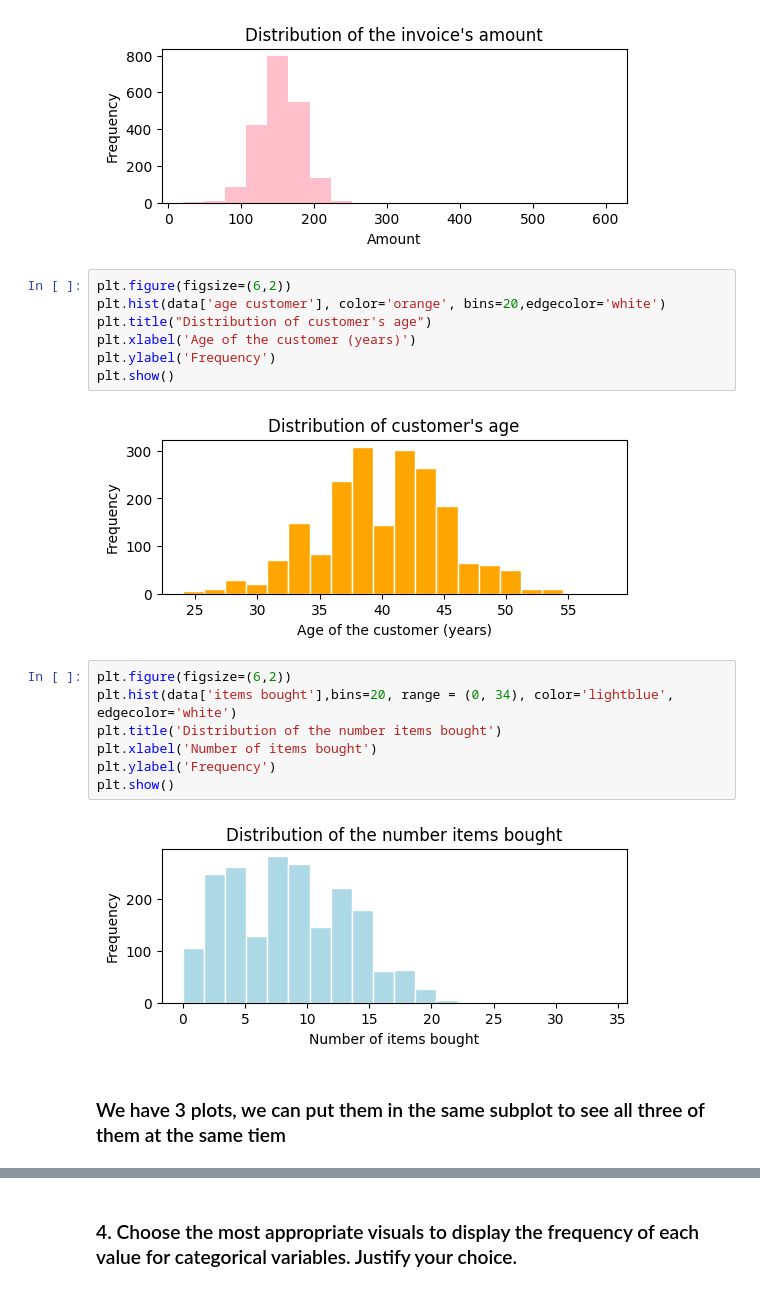
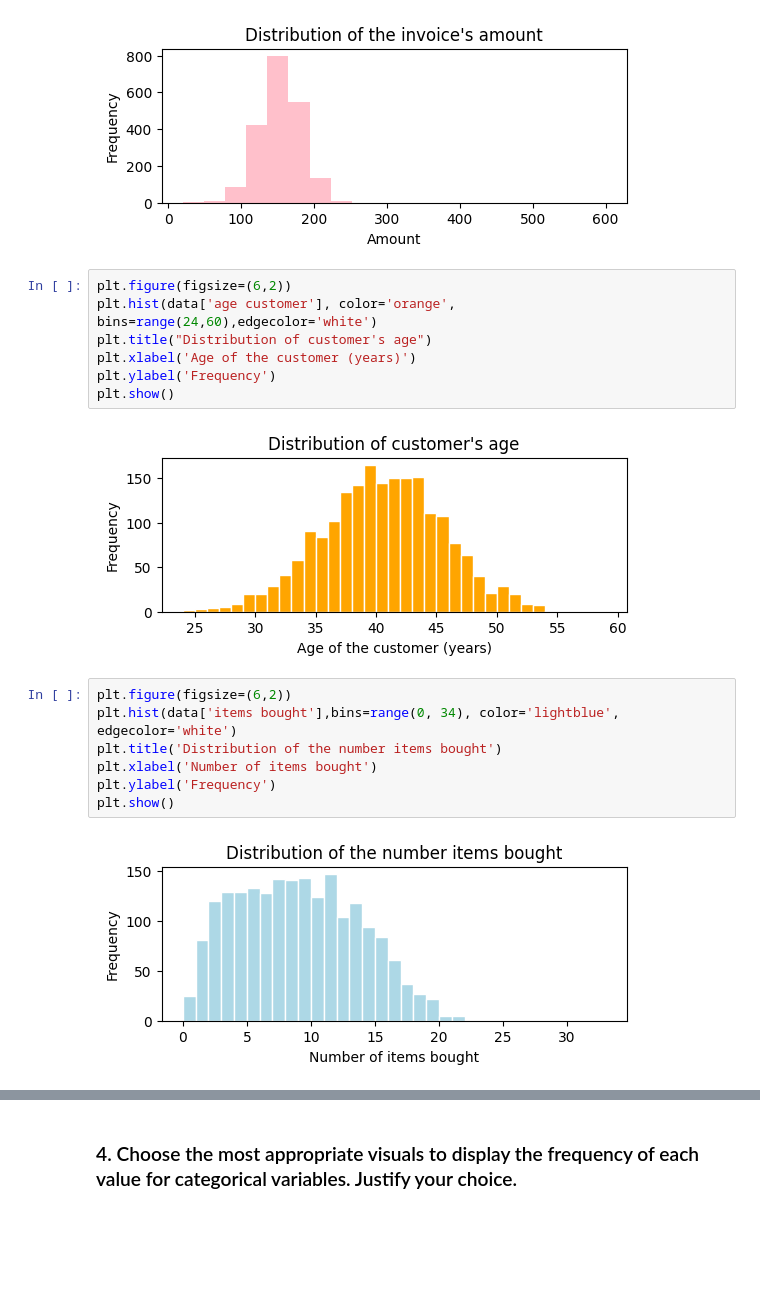
Before and after one commit to maramgueye/datascience_with_python, a Jupyter notebook: Final_Assessment_Gueye_Maram_studentID.ipynb, the cells around one changed output, grey strips where cells are left out. Drawn from its saved outputs; the diff is of its cells as text; blank space fills up the shorter version.

```diff
--- a/Final_Assessment_Gueye_Maram_studentID.ipynb
+++ b/Final_Assessment_Gueye_Maram_studentID.ipynb
@@ -230,21 +247,19 @@ plt.show()
 [figure]
 # %%
 plt.figure(figsize=(6,2))
-plt.hist(data['age customer'], color='orange', bins=20,edgecolor='white')
+plt.hist(data['age customer'], color='orange', bins=range(24,60),edgecolor='white')
 plt.title("Distribution of customer's age")
 plt.xlabel('Age of the customer (years)')
 plt.ylabel('Frequency')
 plt.show()
 # %% [output]
-[figure, old version]
+[figure, new version]
 # %%
 plt.figure(figsize=(6,2))
-plt.hist(data['items bought'],bins=20, range = (0, 34), color='lightblue', edgecolor='white')
+plt.hist(data['items bought'],bins=range(0, 34), color='lightblue', edgecolor='white')
 plt.title('Distribution of the number items bought')
 plt.xlabel('Number of items bought')
 plt.ylabel('Frequency')
 plt.show()
 # %% [output]
-[figure, old version]
+[figure, new version]
-# %% [markdown]
-### We have 3 plots, we can put them in the same subplot to see all three of them at the same tiem
```
Also changed, not shown: parts of 18 cells of this notebook.
